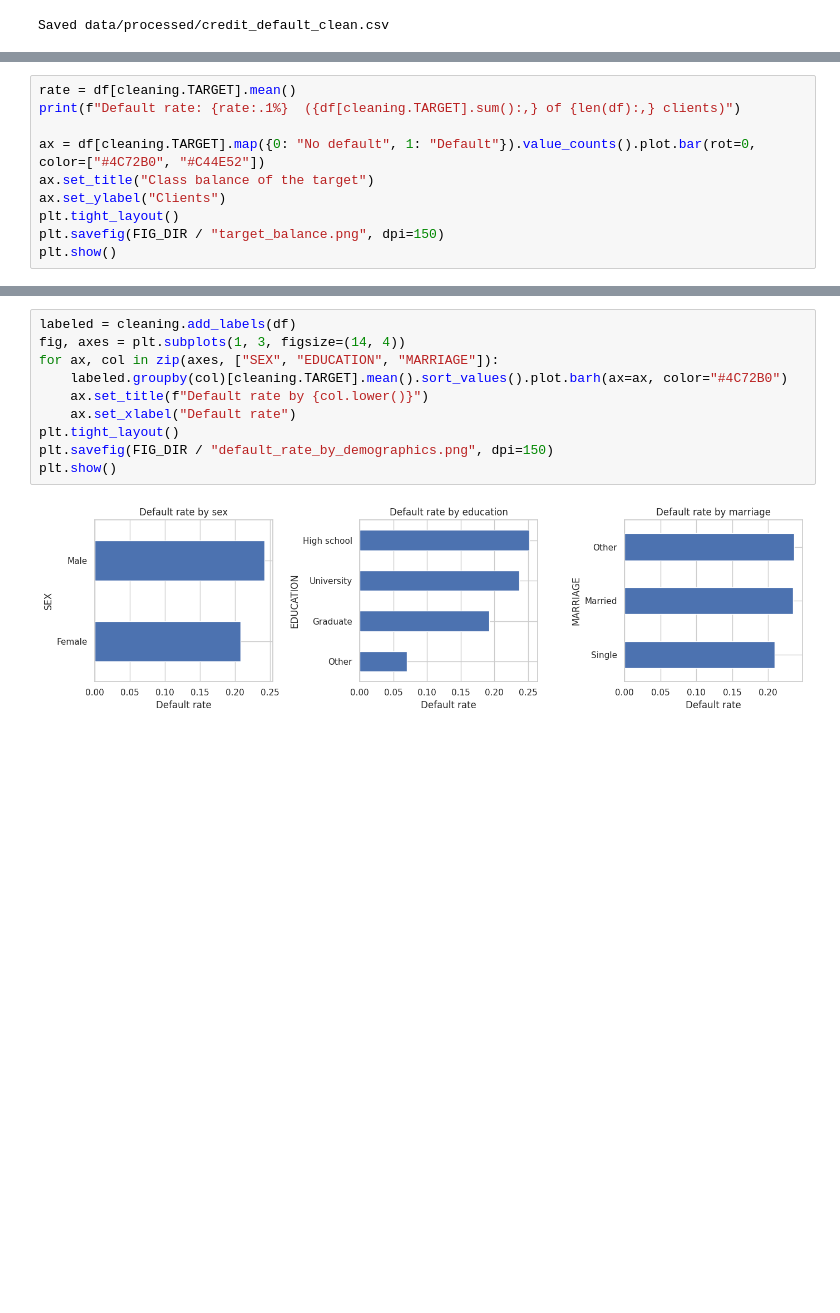
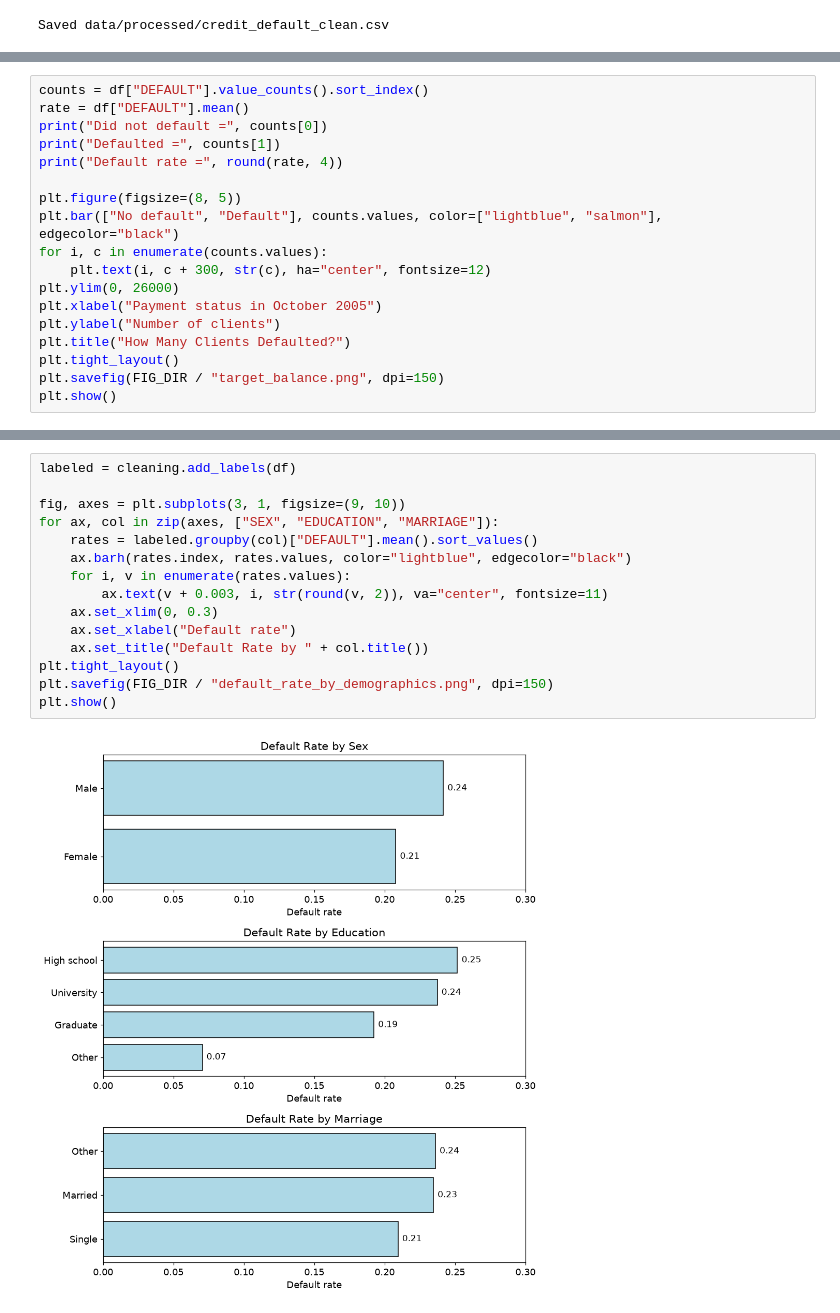
Before and after one commit to asood-usd/AAI500-credit-default, a Jupyter notebook: notebooks/01_data_prep_eda.ipynb, the cells around one changed output, grey strips where cells are left out. Saved outputs shown, nothing was run; the diff lists cells and outputs as text; blank space fills up the shorter version.

```diff
--- a/notebooks/01_data_prep_eda.ipynb
+++ b/notebooks/01_data_prep_eda.ipynb
@@ -130,10 +158,0 @@ Saved data/processed/credit_default_clean.csv
-# %%
-rate = df[cleaning.TARGET].mean()
-print(f"Default rate: {rate:.1%}  ({df[cleaning.TARGET].sum():,} of {len(df):,} clients)")
-
-ax = df[cleaning.TARGET].map({0: "No default", 1: "Default"}).value_counts().plot.bar(rot=0, color=["#4C72B0", "#C44E52"])
-ax.set_title("Class balance of the target")
-ax.set_ylabel("Clients")
-plt.tight_layout()
-plt.savefig(FIG_DIR / "target_balance.png", dpi=150)
-plt.show()
@@ -148,0 +163,18 @@ recall and F1.
+# %%
+counts = df["DEFAULT"].value_counts().sort_index()
+rate = df["DEFAULT"].mean()
+print("Did not default =", counts[0])
+print("Defaulted =", counts[1])
+print("Default rate =", round(rate, 4))
+
+plt.figure(figsize=(8, 5))
+plt.bar(["No default", "Default"], counts.values, color=["lightblue", "salmon"], edgecolor="black")
+for i, c in enumerate(counts.values):
+    plt.text(i, c + 300, str(c), ha="center", fontsize=12)
+plt.ylim(0, 26000)
+plt.xlabel("Payment status in October 2005")
+plt.ylabel("Number of clients")
+plt.title("How Many Clients Defaulted?")
+plt.tight_layout()
+plt.savefig(FIG_DIR / "target_balance.png", dpi=150)
+plt.show()
@@ -149,12 +192,17 @@ recall and F1.
 # %%
 labeled = cleaning.add_labels(df)
-fig, axes = plt.subplots(1, 3, figsize=(14, 4))
+
+fig, axes = plt.subplots(3, 1, figsize=(9, 10))
 for ax, col in zip(axes, ["SEX", "EDUCATION", "MARRIAGE"]):
-    labeled.groupby(col)[cleaning.TARGET].mean().sort_values().plot.barh(ax=ax, color="#4C72B0")
-    ax.set_title(f"Default rate by {col.lower()}")
+    rates = labeled.groupby(col)["DEFAULT"].mean().sort_values()
+    ax.barh(rates.index, rates.values, color="lightblue", edgecolor="black")
+    for i, v in enumerate(rates.values):
+        ax.text(v + 0.003, i, str(round(v, 2)), va="center", fontsize=11)
+    ax.set_xlim(0, 0.3)
     ax.set_xlabel("Default rate")
+    ax.set_title("Default Rate by " + col.title())
 plt.tight_layout()
 plt.savefig(FIG_DIR / "default_rate_by_demographics.png", dpi=150)
 plt.show()
 # %% [output]
-[figure, old version]
+[figure, new version]
```
Also changed, not shown: parts of 28 cells of this notebook, 31 other files.
